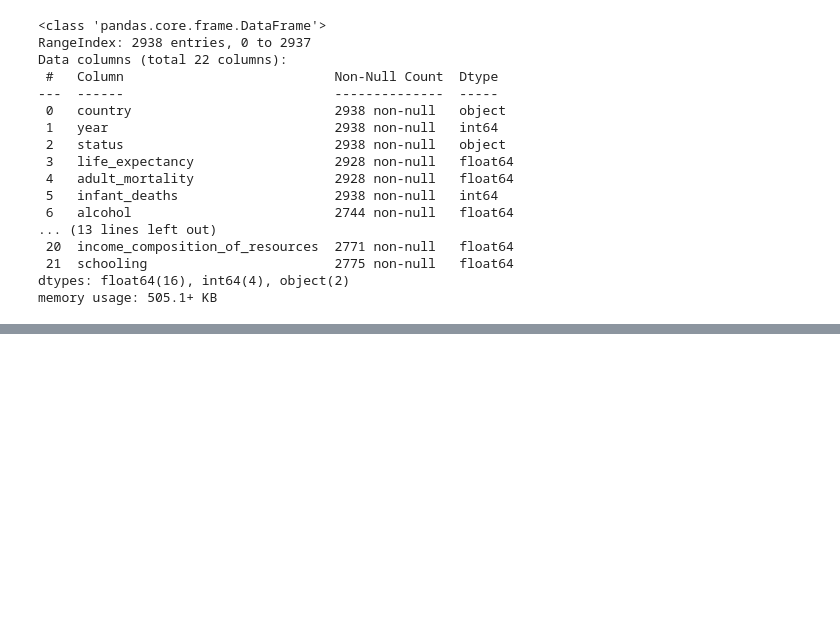
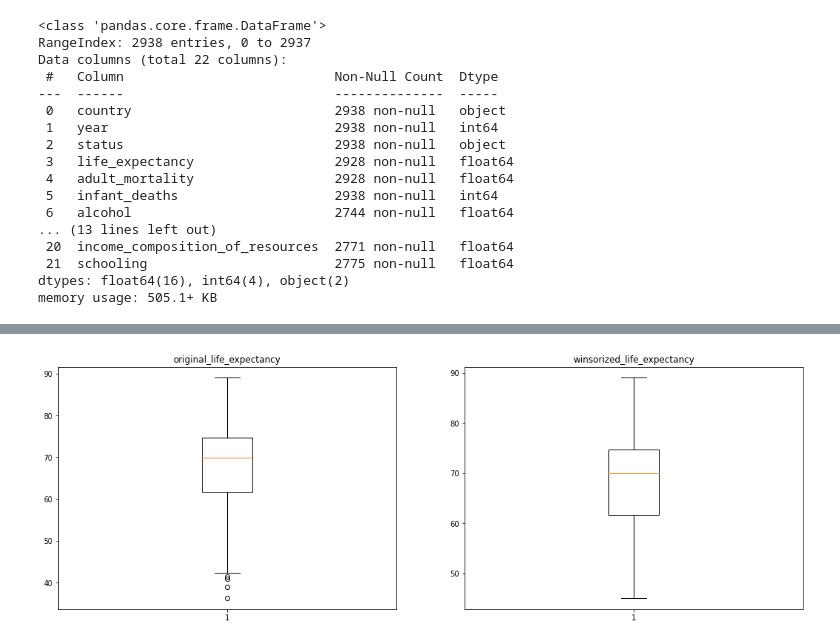
Before and after one commit to notShyam7/life-expectancy, a Jupyter notebook: LifeExpectancy.ipynb, the cells around one changed output, grey strips where cells are left out. Saved outputs shown, nothing was run; the diff lists cells and outputs as text; code cells hidden in the pictures; blank space fills up the shorter version.

```diff
--- a/LifeExpectancy.ipynb
+++ b/LifeExpectancy.ipynb
@@ -227,0 +290,19 @@ sns.boxplot(life['life_expectancy'])
+# %%
+# removing outliers in the variables using Winsorization technique.
+# Winsorize life_expectancy
+from scipy.stats.mstats import winsorize
+plt.figure(figsize=(18,6))
+
+plt.subplot(1,2,1)
+original_life_expectancy = life['life_expectancy']
+plt.boxplot(original_life_expectancy)
+plt.title("original_life_expectancy")
+
+plt.subplot(1,2,2)
+winsorized_life_expectancy = winsorize(life['life_expectancy'],(0.01,0))
+plt.boxplot(winsorized_life_expectancy)
+plt.title("winsorized_life_expectancy")
+
+plt.show()
+# %% [output]
+[figure, added]
```
Also changed, not shown: parts of 46 cells of this notebook.
